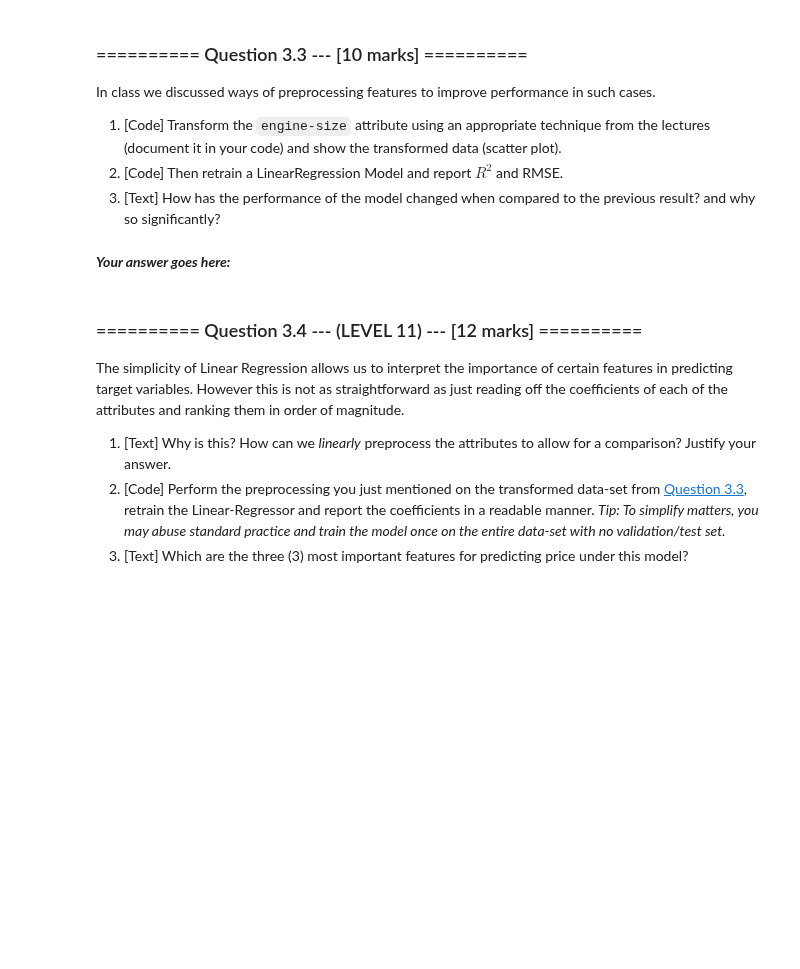
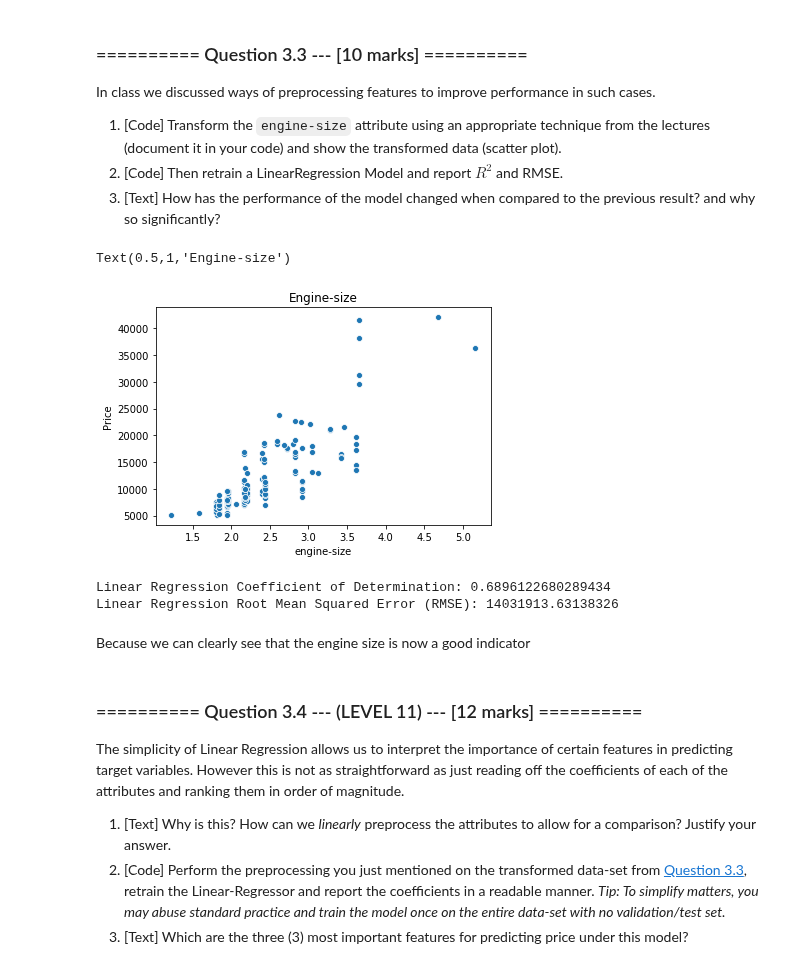
Before and after one commit to tjcdev/iaml, a Jupyter notebook: Assignments/02_LinearRegression.ipynb, the cells around one changed output. Cells and saved outputs as stored; diff of their text form; code cells hidden in the pictures; blank space fills up the shorter version.

```diff
--- a/Assignments/02_LinearRegression.ipynb
+++ b/Assignments/02_LinearRegression.ipynb
@@ -530,5 +526,29 @@ In class we discussed ways of preprocessing features to improve performance in s
-# %% [markdown]
-***Your answer goes here:***
+# %%
+# (1)
+# The original scatter plot appears to show an exponential function so we are going to take the logarithm
+log_engine_size = np.log(auto_numeric['engine-size'])
+ax = sns.scatterplot(log_engine_size, auto_numeric['price'])
+ax.set_ylabel('Price')
+ax.set_title('Engine-size')
+# %% [output]
+Text(0.5,1,'Engine-size')
+[figure, added]
+# %%
+# (2)
+# TODO: Here I am presuming we are retraining a model on all things
+mvlr = LinearRegression()
+auto_numeric['engine-size'] = log_engine_size
+mvlr.fit(auto_numeric.drop(columns=['price']), auto_numeric['price'])
+
+y_pred = cross_val_predict(mvlr, auto_numeric.drop(columns=['price']), auto_numeric['price'], cv=kf)
+
+print("Linear Regression Coefficient of Determination: " + str(r2_score(auto_numeric['price'], y_pred)))
+print("Linear Regression Root Mean Squared Error (RMSE): " + str(mean_squared_error(auto_numeric['price'], y_pred)))
+# %% [output]
+Linear Regression Coefficient of Determination: 0.6896122680289434
+Linear Regression Root Mean Squared Error (RMSE): 14031913.63138326
+# %% [markdown]
+Because we can clearly see that the engine size is now a good indicator
 # %% [markdown]
 ### ========== Question 3.4 --- (LEVEL 11) --- [12 marks] ==========
 
```
Also changed, not shown: parts of 3 cells of this notebook.
